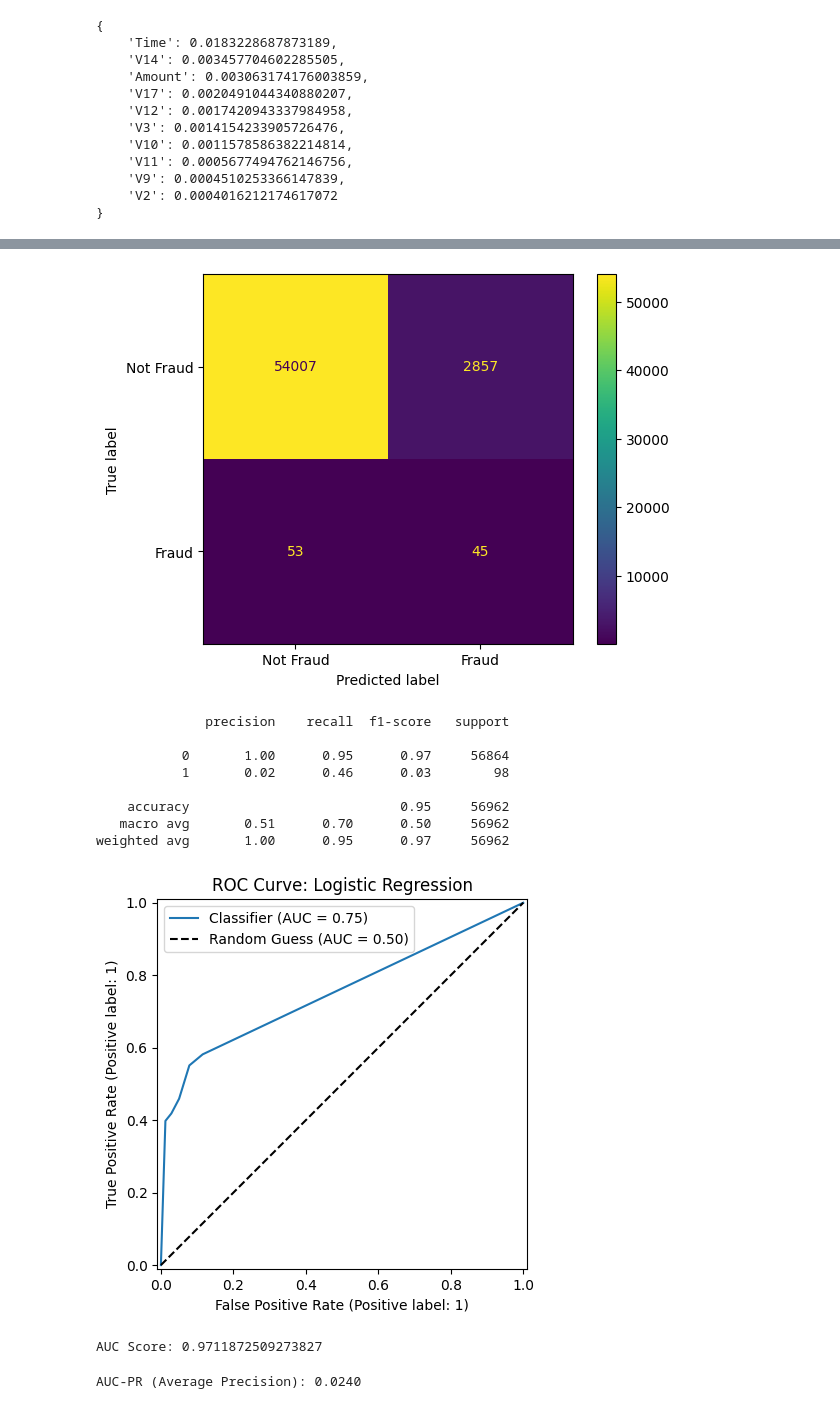
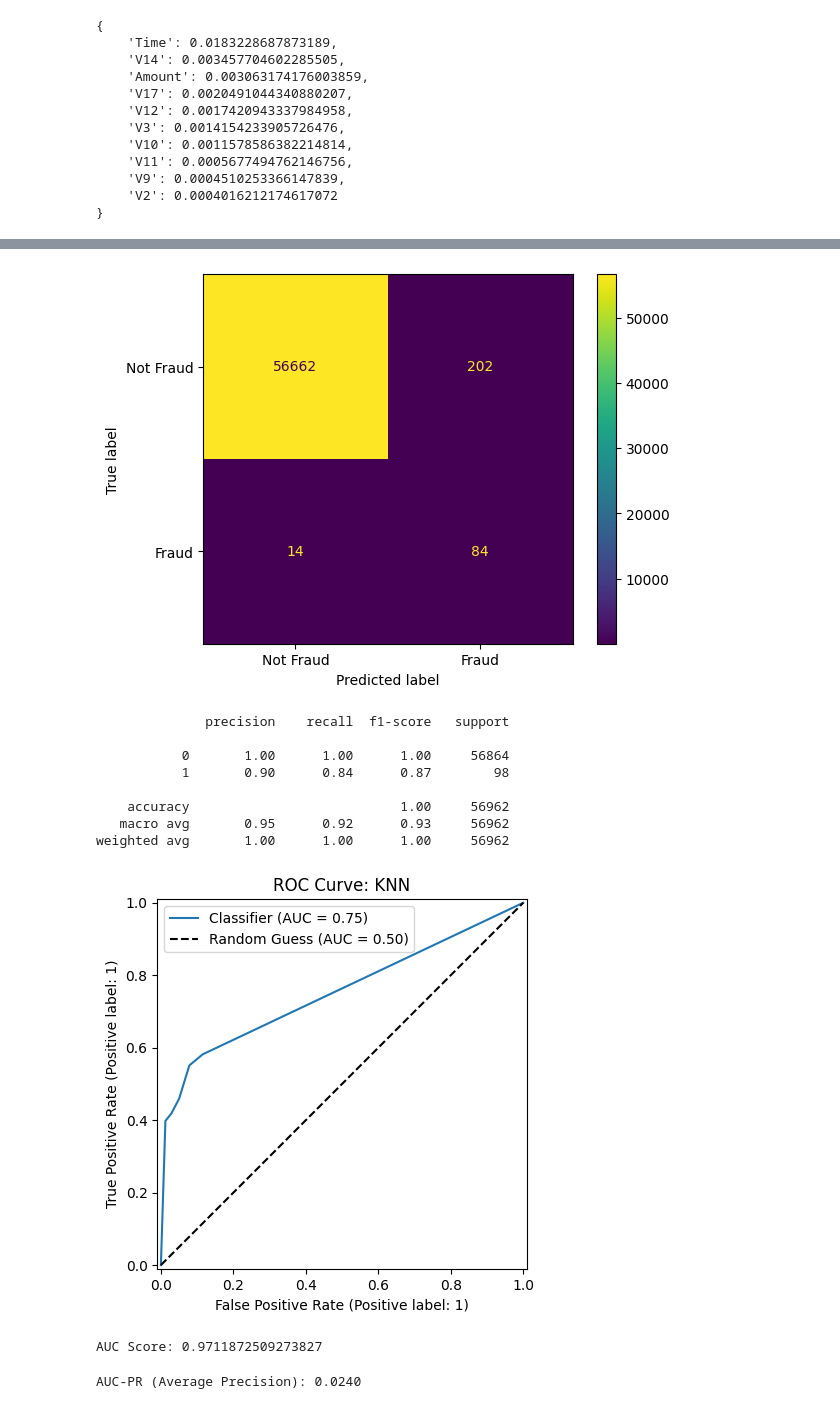
Before and after one commit to CruzJua/ClassificationModelsExploration, a Jupyter notebook: main.ipynb, the cells around one changed output, grey strips where cells are left out. Saved outputs shown, nothing was run; the diff lists cells and outputs as text; code cells hidden in the pictures.

```diff
--- a/main.ipynb
+++ b/main.ipynb
@@ -603,32 +697,47 @@ model_config =
 confusion_matrix_KNN = confusion_matrix(y_true=target_test, y_pred=y_pred)
 matrix_KNN = ConfusionMatrixDisplay(confusion_matrix=confusion_matrix_KNN, display_labels=['Not Fraud', 'Fraud'])
 matrix_KNN.plot()
+
+os.makedirs("results", exist_ok=True)
+figures_path = os.path.join("results", "figures")
+os.makedirs(figures_path, exist_ok=True)
+save_path = os.path.join("results", "figures", "KNN_Confusion_Matrix.png")
+plt.savefig(save_path, dpi=300, bbox_inches='tight')
+
 plt.show()
 # %% [output]
-[figure, old version]
+[figure, new version]
 # %%
-print(classification_report(target_test, y_pred))
+KNN_classification_report = classification_report(target_test, KNN_y_pred)
+print(KNN_classification_report)
 # %% [output]
               precision    recall  f1-score   support
 
-           0       1.00      0.95      0.97     56864
-           1       0.02      0.46      0.03        98
+           0       1.00      1.00      1.00     56864
+           1       0.90      0.84      0.87        98
 
-    accuracy                           0.95     56962
-   macro avg       0.51      0.70      0.50     56962
-weighted avg       1.00      0.95      0.97     56962
+    accuracy                           1.00     56962
+   macro avg       0.95      0.92      0.93     56962
+weighted avg       1.00      1.00      1.00     56962
 # %%
 y_probability = KNN_model.predict_proba(feature_test)[:, 1]
 RocCurveDisplay.from_predictions(target_test, y_probability)
 plt.plot([0, 1], [0, 1], "k--", label="Random Guess (AUC = 0.50)")
-plt.title("ROC Curve: Logistic Regression")
+plt.title("ROC Curve: KNN")
 plt.legend()
+
+os.makedirs("results", exist_ok=True)
+figures_path = os.path.join("results", "figures")
+os.makedirs(figures_path, exist_ok=True)
+save_path = os.path.join("results", "figures", "ROC_Curve_KNN.png")
+plt.savefig(save_path, dpi=300, bbox_inches='tight')
+
 plt.show()
 
 auc_score_KNN = roc_auc_score(target_test, y_probability)
 print(f"AUC Score: {auc_score}")
 # %% [output]
-[figure, old version]
+[figure, new version]
 AUC Score: 0.9711872509273827
 # %%
 from sklearn.metrics import average_precision_score
```
Also changed, not shown: parts of 48 cells of this notebook, 13 other files.
